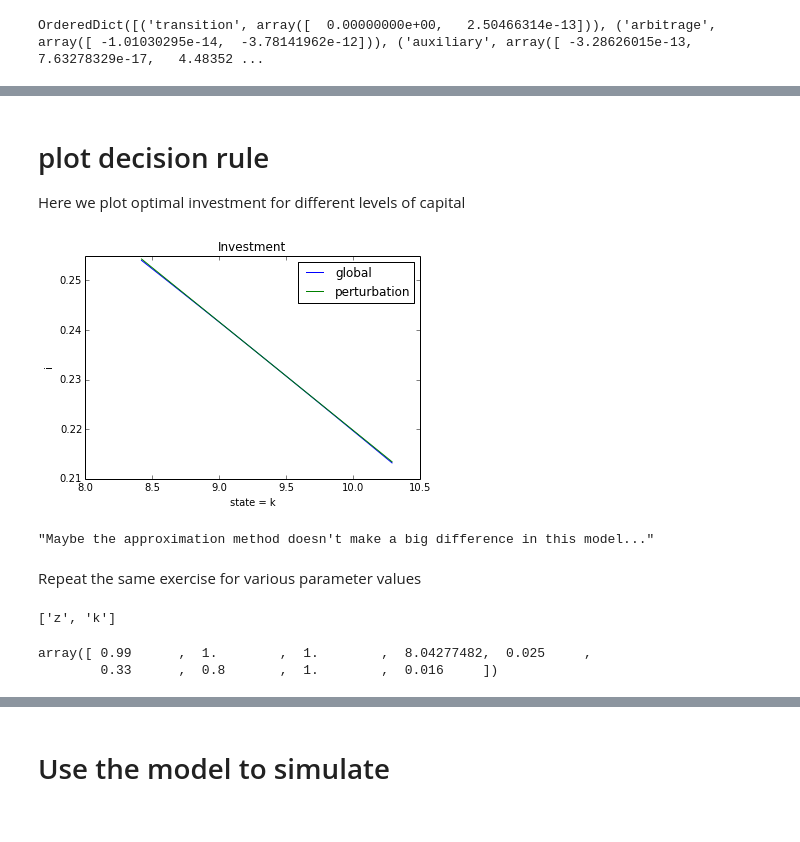
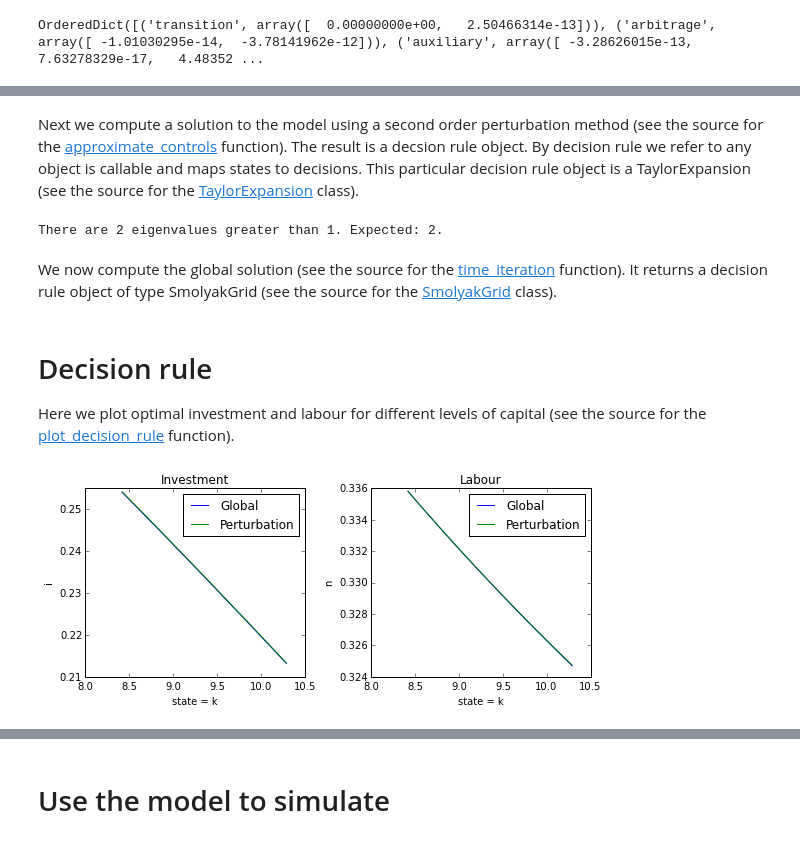
Before and after one commit to EconForge/dolo.py, a Jupyter notebook: examples/notebooks/rbc_model.ipynb, the cells around one changed output, grey strips where cells are left out. Saved outputs shown, nothing was run; the diff lists cells and outputs as text; code cells hidden in the pictures.

Commit message:
Merged master

```diff
--- a/examples/notebooks/rbc_model.ipynb
+++ b/examples/notebooks/rbc_model.ipynb
@@ -16,2 +19,7 @@ from dolo import *
 # %%
-filename = 'https://raw.githubusercontent.com/EconForge/dolo/master/examples/models/rbc.yaml'
+filename = ('https://raw.githubusercontent.com/EconForge/dolo'
+            '/master/examples/models/rbc.yaml')
+
+#filename='../models/rbc.yaml'
+
+pcat(filename)
@@ -51,32 +60,37 @@ Model object:
+# %% [markdown]
+Next we compute a solution to the model using a second order perturbation method (see the source for the [approximate_controls](https://github.com/EconForge/dolo/blob/master/dolo/algos/fg/perturbations.py) function). The result is a decsion rule object. By decision rule we refer to any object is callable and maps states to decisions. This particular decision rule object is a TaylorExpansion (see the source for the [TaylorExpansion](https://github.com/EconForge/dolo/blob/master/dolo/numeric/taylor_expansion.py)  class).
 # %%
-dr_pert = approximate_controls(model, order=1)
-#dr = approximate_controls(model, order=2)
+dr_pert = approximate_controls(model, order=2)
+# %% [output]
+There are 2 eigenvalues greater than 1. Expected: 2.
+# %% [markdown]
+We now compute the global solution (see the source for the [time_iteration](https://github.com/EconForge/dolo/blob/master/dolo/algos/fg/time_iteration.py) function). It returns a decision rule object of type SmolyakGrid (see the source for the [SmolyakGrid](https://github.com/EconForge/dolo/blob/master/dolo/numeric/interpolation/smolyak.py) class).
 # %%
-dr_global = global_solve(model, pert_order=1, smolyak_order=3)
+dr_global = time_iteration(model, pert_order=1, smolyak_order=3)
 # %% [markdown]
-# plot decision rule
+# Decision rule
 
-Here we plot optimal investment for different levels of capital
+Here we plot optimal investment and labour for different levels of capital (see the source for the [plot_decision_rule](https://github.com/EconForge/dolo/blob/master/dolo/algos/fg/simulations.py) function).
 # %%
 bounds = [dr_global.smin[1], dr_global.smax[1]]
-plot_decision_rule(model, dr_global, 'k', 'i', label='global', bounds=bounds)
-plot_decision_rule(model, dr_pert, 'k', 'i', label='perturbation', bounds=bounds)
+
+figsize(8,3.5)
+
+subplot(121)
+plot_decision_rule(model, dr_global, 'k', 'i', label='Global', bounds=bounds)
+plot_decision_rule(model, dr_pert, 'k', 'i', label='Perturbation', bounds=bounds)
 ylabel('i')
 title('Investment')
 legend()
+
+subplot(122)
+plot_decision_rule(model, dr_global, 'k', 'n', label='Global', bounds=bounds)
+plot_decision_rule(model, dr_pert, 'k', 'n', label='Perturbation', bounds=bounds)
+ylabel('n')
+title('Labour')
+legend()
+
+tight_layout()
 show()
-display("Maybe the approximation method doesn't make a big difference in this model...")
 # %% [output]
-[figure, old version]
+[figure, new version]
-"Maybe the approximation method doesn't make a big difference in this model..."
-# %% [markdown]
-Repeat the same exercise for various parameter values
-# %%
-model.symbols['states']
-# %% [output]
-['z', 'k']
-# %%
-model.calibration['parameters'] # let check current parameter values
-# %% [output]
-array([ 0.99      ,  1.        ,  1.        ,  8.04277482,  0.025     ,
-        0.33      ,  0.8       ,  1.        ,  0.016     ])
```
Also changed, not shown: parts of 59 cells of this notebook, 50 other files.
